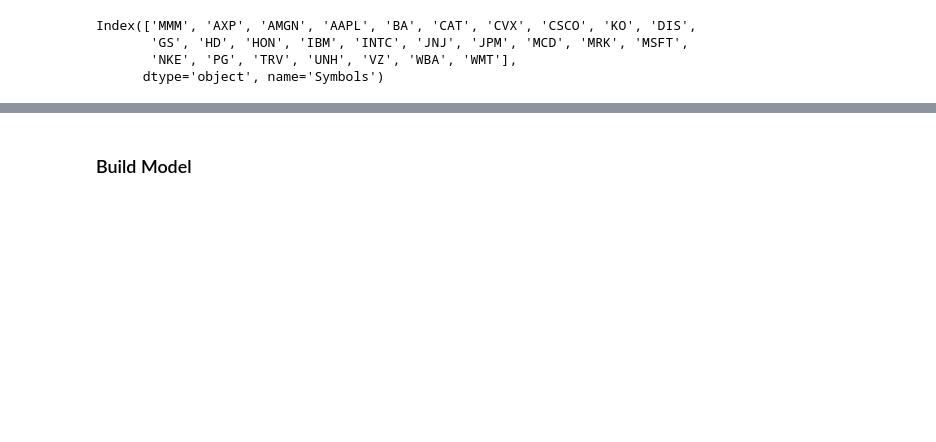
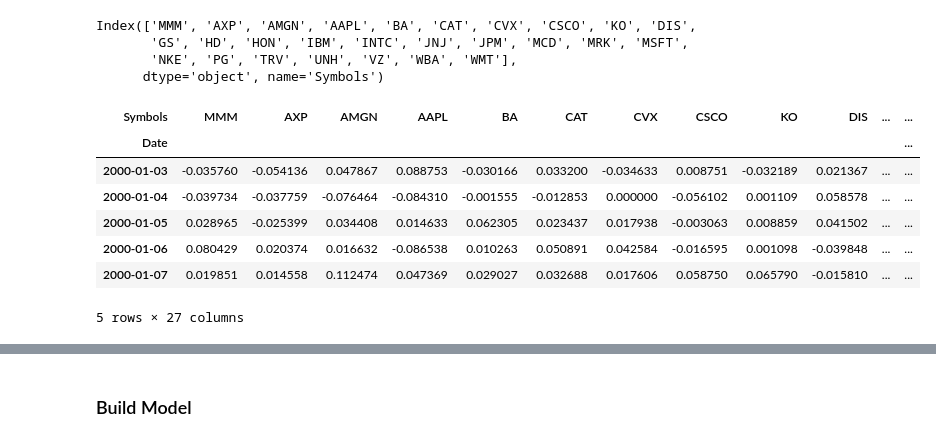
Before and after one commit to Joonqi/Practice_TimeSeries, a Jupyter notebook: Markowitz_Network.ipynb, the cells around one changed output, grey strips where cells are left out. Saved outputs shown, nothing was run; the diff lists cells and outputs as text; code cells hidden in the pictures; blank space fills up the shorter version.

```diff
--- a/Markowitz_Network.ipynb
+++ b/Markowitz_Network.ipynb
@@ -70,6 +70,16 @@ Index(['MMM', 'AXP', 'AMGN', 'AAPL', 'BA', 'CAT', 'CVX', 'CSCO', 'KO', 'DIS',
 # %%
 df_train = df.iloc[:4000]
 df_test = df.iloc[4000:]
+df_train.head()
+# %% [output]
+| Symbols | MMM | AXP | AMGN | AAPL | BA | CAT | CVX | CSCO | KO | DIS | ... | ... |
+| Date |  |  |  |  |  |  |  |  |  |  |  | ... |
+| 2000-01-03 | -0.035760 | -0.054136 | 0.047867 | 0.088753 | -0.030166 | 0.033200 | -0.034633 | 0.008751 | -0.032189 | 0.021367 | ... | ... |
+| 2000-01-04 | -0.039734 | -0.037759 | -0.076464 | -0.084310 | -0.001555 | -0.012853 | 0.000000 | -0.056102 | 0.001109 | 0.058578 | ... | ... |
+| 2000-01-05 | 0.028965 | -0.025399 | 0.034408 | 0.014633 | 0.062305 | 0.023437 | 0.017938 | -0.003063 | 0.008859 | 0.041502 | ... | ... |
+| 2000-01-06 | 0.080429 | 0.020374 | 0.016632 | -0.086538 | 0.010263 | 0.050891 | 0.042584 | -0.016595 | 0.001098 | -0.039848 | ... | ... |
+| 2000-01-07 | 0.019851 | 0.014558 | 0.112474 | 0.047369 | 0.029027 | 0.032688 | 0.017606 | 0.058750 | 0.065790 | -0.015810 | ... | ... |
+5 rows × 27 columns
 # %%
 xc_train = np.zeros((4000-60-20, 60, 27), np.float32)
 xf_train = np.zeros((4000-60-20, 20, 27), np.float32)
```
Also changed, not shown: parts of 13 cells of this notebook, 1 other file.
